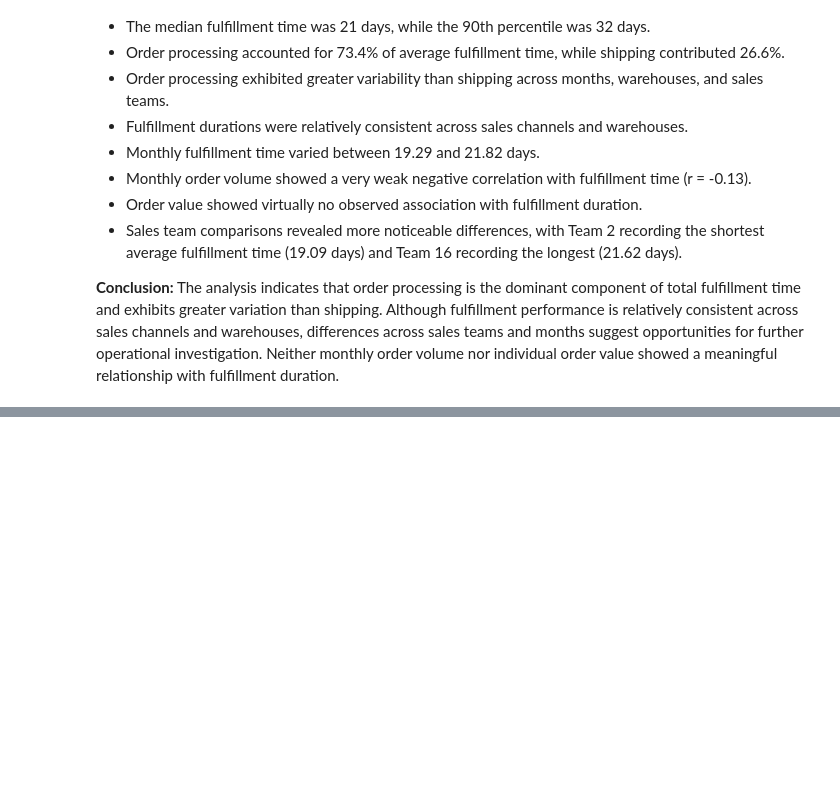
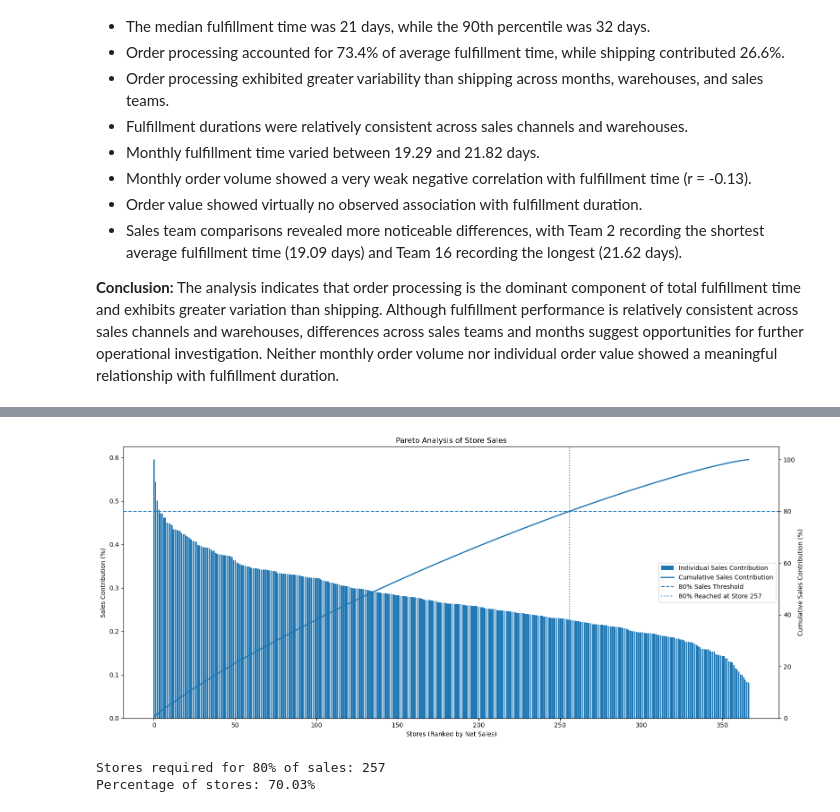
Before and after one commit to silverbullet-ai/intelligent-systems, a Jupyter notebook: da/sales-data-analysis/notebooks/02_sales_analysis.ipynb, the cells around one changed output, grey strips where cells are left out. Saved outputs shown, nothing was run; the diff lists cells and outputs as text; code cells hidden in the pictures; blank space fills up the shorter version.

```diff
--- a/da/sales-data-analysis/notebooks/02_sales_analysis.ipynb
+++ b/da/sales-data-analysis/notebooks/02_sales_analysis.ipynb
@@ -3769,0 +4814,70 @@ Verdict: Fulfillment figures are valid.
+# %%
+# Pareto analysis of store sales
+
+fig, ax1 = plt.subplots(figsize=(16, 7))
+
+x = np.arange(len(store_concentration))
+
+# Individual store sales contribution
+ax1.bar(
+    x,
+    store_concentration['Sales_Contribution_%'],
+    label='Individual Sales Contribution'
+)
+
+ax1.set_xlabel('Stores (Ranked by Net Sales)')
+ax1.set_ylabel('Sales Contribution (%)')
+ax1.set_title('Pareto Analysis of Store Sales')
+
+# Cumulative sales contribution
+ax2 = ax1.twinx()
+
+ax2.plot(
+    x,
+    store_concentration['Cumulative_Sales_%'],
+    label='Cumulative Sales Contribution',
+    linewidth=2
+)
+
+# Reference lines
+ax2.axhline(
+    80,
+    linestyle='--',
+    label='80% Sales Threshold'
+)
+
+ax2.set_ylabel('Cumulative Sales Contribution (%)')
+ax2.set_ylim(0, 105)
+
+# Mark the 80% threshold
+n80 = (
+    store_concentration['Cumulative_Sales_%']
+    .ge(80)
+    .idxmax() + 1
+)
+
+ax2.axvline(
+    n80 - 1,
+    linestyle=':',
+    label=f'80% Reached at Store {n80}'
+)
+
+# Legends
+lines1, labels1 = ax1.get_legend_handles_labels()
+lines2, labels2 = ax2.get_legend_handles_labels()
+
+ax1.legend(
+    lines1 + lines2,
+    labels1 + labels2,
+    loc='center right'
+)
+
+plt.tight_layout()
+plt.show()
+
+print(f"Stores required for 80% of sales: {n80}")
+print(f"Percentage of stores: {n80 / len(store_concentration) * 100:.2f}%")
+# %% [output]
+[figure, added]
+Stores required for 80% of sales: 257
+Percentage of stores: 70.03%
```
Also changed, not shown: parts of 25 cells of this notebook.
